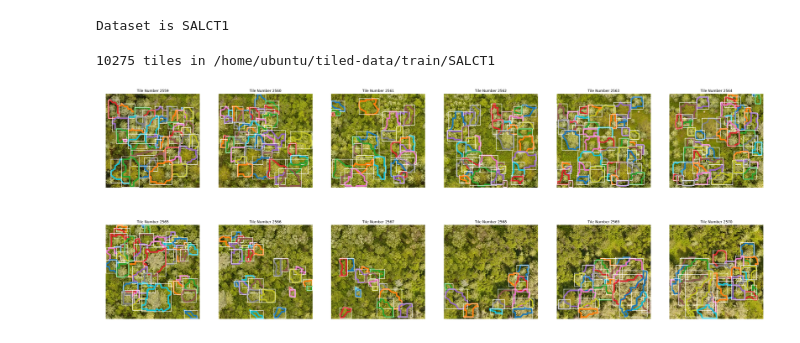
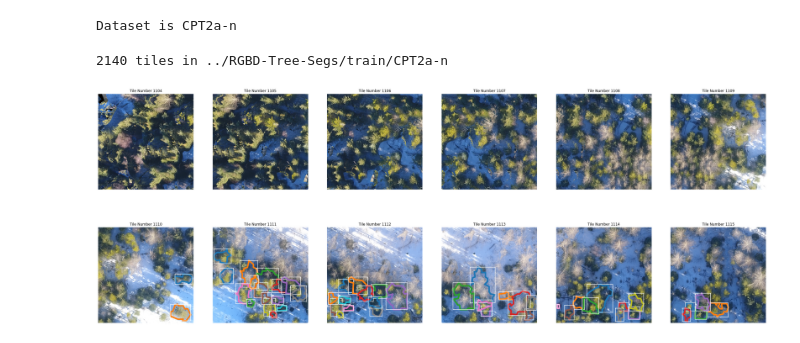
Before and after one commit to tomginsberg/drone-tree-id, a Jupyter notebook: notebooks/training_data.ipynb, the cells around one changed output. Cells and saved outputs as stored; diff of their text form; code cells hidden in the pictures.

```diff
--- a/notebooks/training_data.ipynb
+++ b/notebooks/training_data.ipynb
@@ -15,31 +15,31 @@ def conv_bbox(bbox):
     xmi, ymi, xma, yma = bbox
     return np.array([[xmi,ymi],[xmi,yma],[xma,yma],[xma,ymi],[xmi,ymi]]).transpose()
 # %%
-dataset = np.random.choice(glob.glob('/home/ubuntu/tiled-data/train/*'))
+dataset = np.random.choice(glob.glob('../*RG*/train/C*a*'))
 print(f'Dataset is {os.path.basename(dataset)}')
 # %% [output]
-Dataset is SALCT1
+Dataset is CPT2a-n
 # %%
 with open(os.path.join(dataset,'segs.json')) as f:
     data = json.load(f)
 num_tiles=len(data)
 print(f'{num_tiles} tiles in {dataset}')
 # %% [output]
-10275 tiles in /home/ubuntu/tiled-data/train/SALCT1
+2140 tiles in ../RGBD-Tree-Segs/train/CPT2a-n
 # %%
 fig, axes = plt.subplots(2,6, figsize=(40,15))
 t=np.random.randint(0, num_tiles-12)
 for ax in axes.ravel():
 
     segs_and_boxes = [(x['segmentation'], x['bbox']) for x in data[t]['annotations']]
 
-    img = cv2.imread(data[t]['file_name'])
+    img = cv2.imread('../'+data[t]['file_name'])
     ax.set_axis_off()
     ax.imshow(img)
     ax.set_title(f'Tile Number {t}')
     for seg, bbox in segs_and_boxes:
         ax.plot(*reshape_polygon(seg), linewidth=5)
         ax.plot(*conv_bbox(bbox), c='w')
     t += 1
 # %% [output]
-[figure, old version]
+[figure, new version]
```
Also changed, not shown: parts of 4 cells of this notebook, 4 other files.
